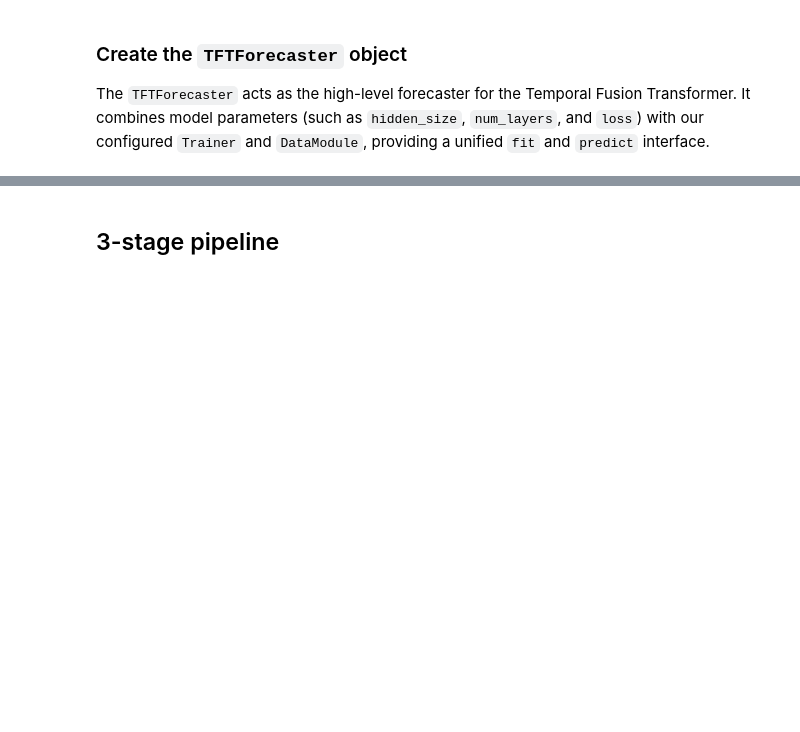
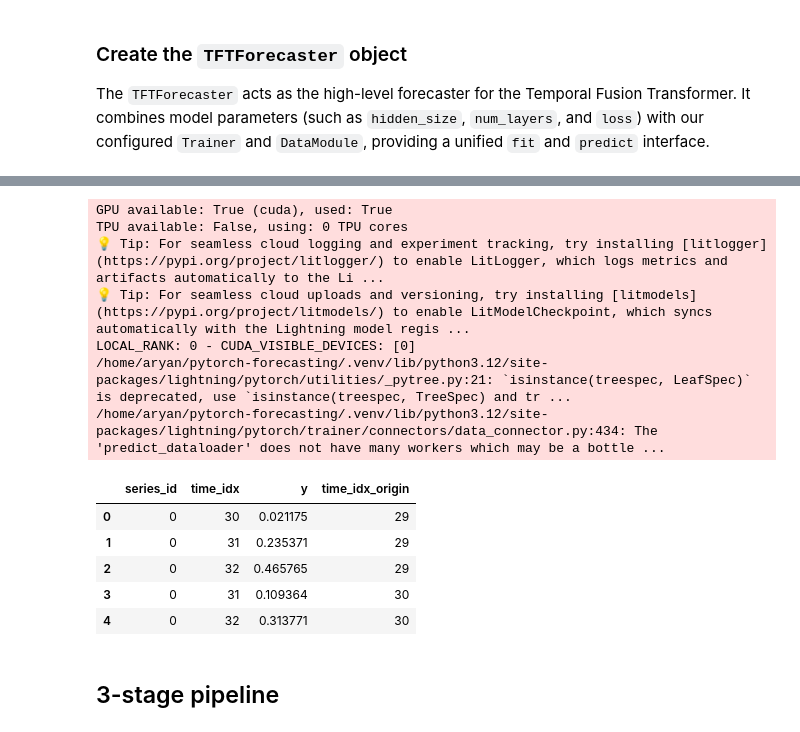
Before and after one commit to sktime/pytorch-forecasting, a Jupyter notebook: docs/source/tutorials/ptf_V2_example.ipynb, the cells around one changed output, grey strips where cells are left out. Saved outputs shown, nothing was run; the diff lists cells and outputs as text; code cells hidden in the pictures; blank space fills up the shorter version.

```diff
--- a/docs/source/tutorials/ptf_V2_example.ipynb
+++ b/docs/source/tutorials/ptf_V2_example.ipynb
@@ -105,7 +129,7 @@ Here we configure the `EncoderDecoderTimeSeriesDataModule`.
 # Configure the datamodule with preprocessing scalers and sequence lengths
 datamodule = EncoderDecoderTimeSeriesDataModule(
     max_encoder_length=30,
-    max_prediction_length=1,
+    max_prediction_length=3,
     batch_size=32,
     categorical_encoders={
         "category": NaNLabelEncoder(add_nan=True),
@@ -259,3 +288,33 @@ Actual: -0.49751833
+# %%
+# new data with the same schema, scaled with the transforms fitted in `fit`
+new_dataset = TimeSeries(
+    data=load_toydata(20, seq_length),
+    time="time_idx",
+    target="y",
+    group=["series_id"],
+    num=["x", "future_known_feature", "static_feature"],
+    cat=["category", "static_feature_cat"],
+    known=["future_known_feature"],
+    unknown=["x", "category"],
+    static=["static_feature", "static_feature_cat"],
+)
+
+new_preds = forecaster.predict(new_dataset)
+new_preds.to_pandas().head()
+# %% [output]
+GPU available: True (cuda), used: True
+TPU available: False, using: 0 TPU cores
+💡 Tip: For seamless cloud logging and experiment tracking, try installing [litlogger](https://pypi.org/project/litlogger/) to enable LitLogger, which logs metrics and artifacts automatically to the Li ...
+💡 Tip: For seamless cloud uploads and versioning, try installing [litmodels](https://pypi.org/project/litmodels/) to enable LitModelCheckpoint, which syncs automatically with the Lightning model regis ...
+LOCAL_RANK: 0 - CUDA_VISIBLE_DEVICES: [0]
+/home/aryan/pytorch-forecasting/.venv/lib/python3.12/site-packages/lightning/pytorch/utilities/_pytree.py:21: `isinstance(treespec, LeafSpec)` is deprecated, use `isinstance(treespec, TreeSpec) and tr ...
+/home/aryan/pytorch-forecasting/.venv/lib/python3.12/site-packages/lightning/pytorch/trainer/connectors/data_connector.py:434: The 'predict_dataloader' does not have many workers which may be a bottle ...
+|  | series_id | time_idx | y | time_idx_origin |
+| 0 | 0 | 30 | 0.021175 | 29 |
+| 1 | 0 | 31 | 0.235371 | 29 |
+| 2 | 0 | 32 | 0.465765 | 29 |
+| 3 | 0 | 31 | 0.109364 | 30 |
+| 4 | 0 | 32 | 0.313771 | 30 |
 # %% [markdown]
 ## 3-stage pipeline
 # %% [markdown]
```
Also changed, not shown: parts of 18 cells of this notebook, 1 other file.
